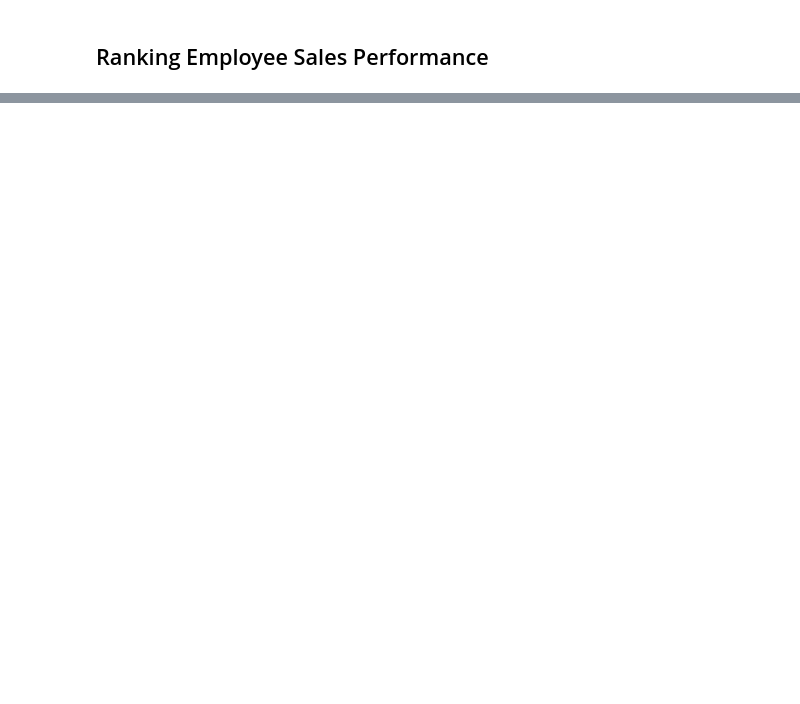
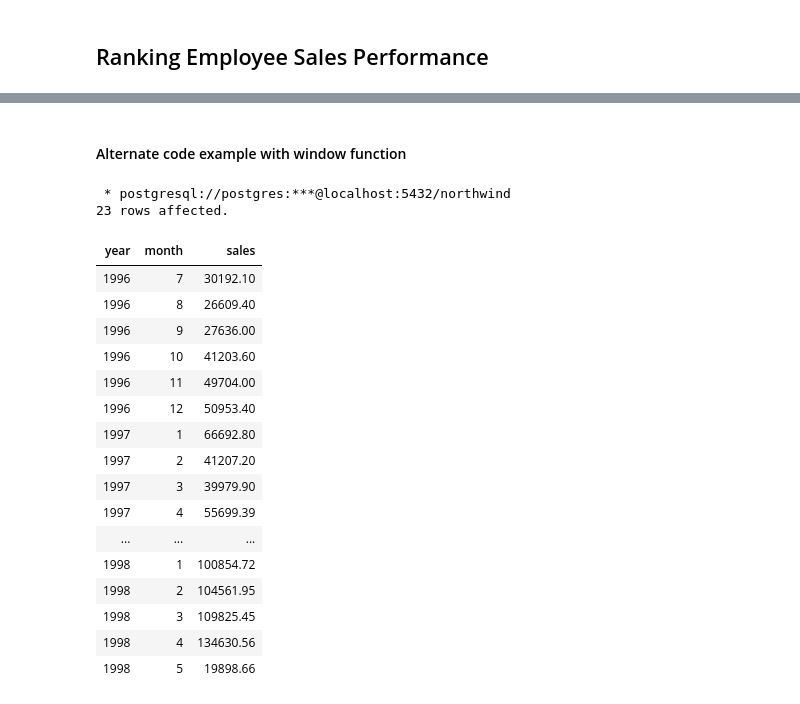
Before and after one commit to teresahanak/northwind_traders_sql_window_functions, a Jupyter notebook: northwind.ipynb, the cells around one changed output, grey strips where cells are left out. Drawn from its saved outputs; the diff is of its cells as text; code cells hidden in the pictures; blank space fills up the shorter version.

```diff
--- a/northwind.ipynb
+++ b/northwind.ipynb
@@ -347,0 +389,36 @@ SELECT employee_id, first_name || ' ' || last_name AS name, ROUND(SUM(unit_price
+# %% [markdown]
+#### Alternate code example with window function
+# %%
+%%sql
+WITH monthly_sales AS (
+SELECT EXTRACT(YEAR FROM order_date) AS year, EXTRACT(MONTH FROM order_date) AS month,
+       ROUND(SUM(unit_price_on_order*quantity) OVER(PARTITION BY EXTRACT(YEAR FROM order_date), EXTRACT(MONTH FROM order_date))::NUMERIC, 2) AS total_sales
+  FROM orders_order_details_product_view
+ ORDER BY EXTRACT(YEAR FROM order_date), EXTRACT(MONTH FROM order_date)
+)
+
+SELECT year, month,
+       ROUND(AVG(total_sales), 2) as sales
+  FROM monthly_sales
+ GROUP BY year, month
+ ORDER BY year, month;
+# %% [output]
+ * postgresql://postgres:***@localhost:5432/northwind
+23 rows affected.
+| year | month | sales |
+| 1996 | 7 | 30192.10 |
+| 1996 | 8 | 26609.40 |
+| 1996 | 9 | 27636.00 |
+| 1996 | 10 | 41203.60 |
+| 1996 | 11 | 49704.00 |
+| 1996 | 12 | 50953.40 |
+| 1997 | 1 | 66692.80 |
+| 1997 | 2 | 41207.20 |
+| 1997 | 3 | 39979.90 |
+| 1997 | 4 | 55699.39 |
+| ... | ... | ... |
+| 1998 | 1 | 100854.72 |
+| 1998 | 2 | 104561.95 |
+| 1998 | 3 | 109825.45 |
+| 1998 | 4 | 134630.56 |
+| 1998 | 5 | 19898.66 |
```
Also changed, not shown: parts of 27 cells of this notebook.
